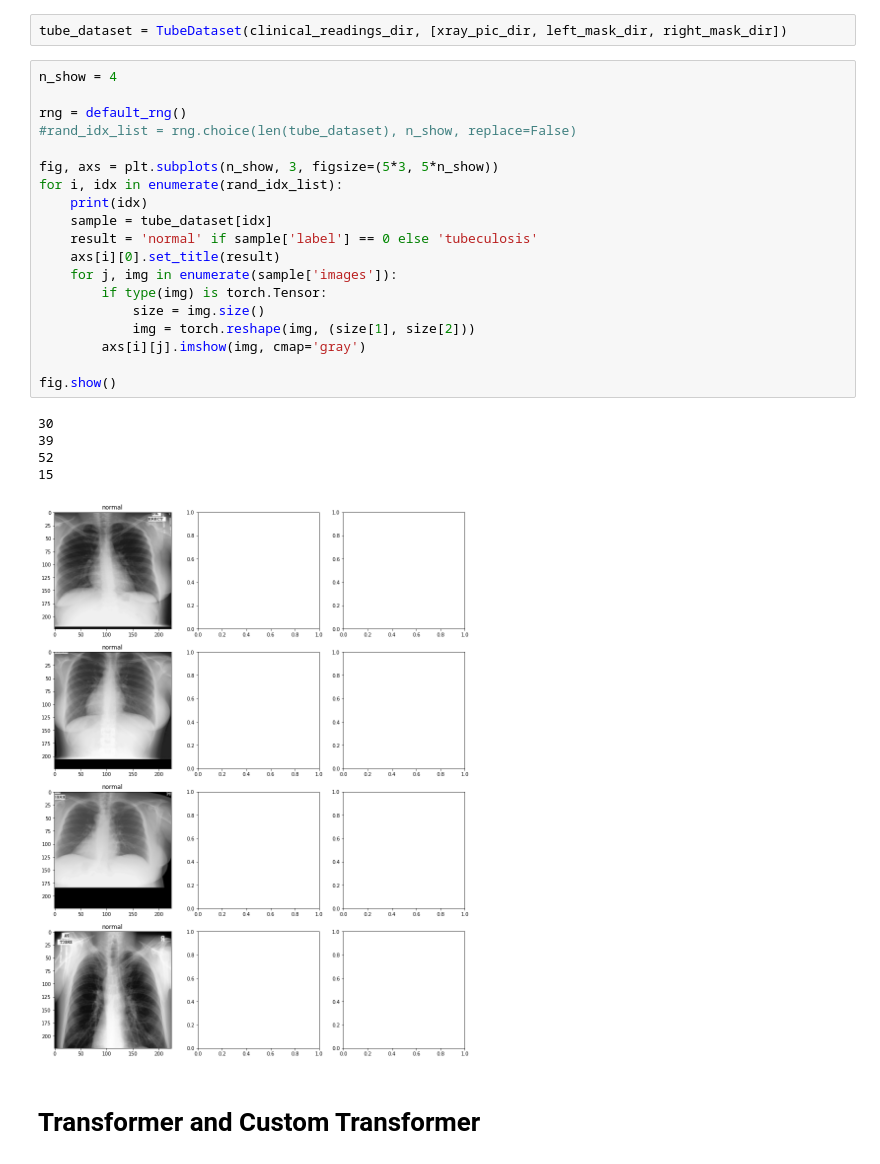
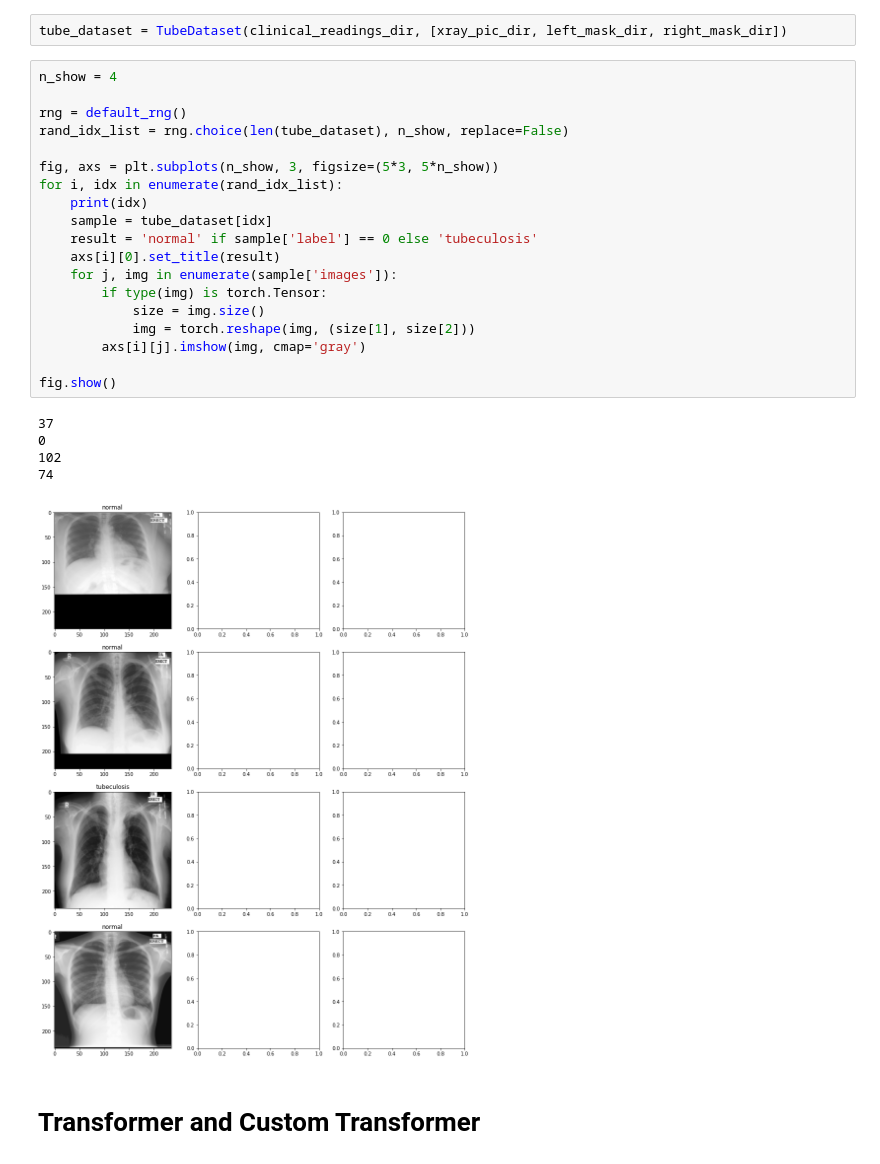
Before and after one commit to jKulrativid/indiv_2021_1_tubeculosis, a Jupyter notebook: MontgomeryTubeculosis.ipynb, the cells around one changed output. Drawn from its saved outputs; the diff is of its cells as text.

```diff
--- a/MontgomeryTubeculosis.ipynb
+++ b/MontgomeryTubeculosis.ipynb
@@ -432,28 +432,28 @@ tube_dataset = TubeDataset(clinical_readings_dir, [xray_pic_dir, left_mask_dir,
 # %%
 n_show = 4
 
 rng = default_rng()
-#rand_idx_list = rng.choice(len(tube_dataset), n_show, replace=False)
+rand_idx_list = rng.choice(len(tube_dataset), n_show, replace=False)
 
 fig, axs = plt.subplots(n_show, 3, figsize=(5*3, 5*n_show))
 for i, idx in enumerate(rand_idx_list):
     print(idx)
     sample = tube_dataset[idx]
     result = 'normal' if sample['label'] == 0 else 'tubeculosis'
     axs[i][0].set_title(result)
     for j, img in enumerate(sample['images']):
         if type(img) is torch.Tensor:
             size = img.size()
             img = torch.reshape(img, (size[1], size[2]))
         axs[i][j].imshow(img, cmap='gray')
 
 fig.show()
 # %% [output]
-30
-39
-52
-15
+37
+0
+102
+74
-[figure, old version]
+[figure, new version]
 # %% [markdown]
 # Transformer and Custom Transformer
 # %% [markdown]
```
Also changed, not shown: parts of 4 cells of this notebook.
